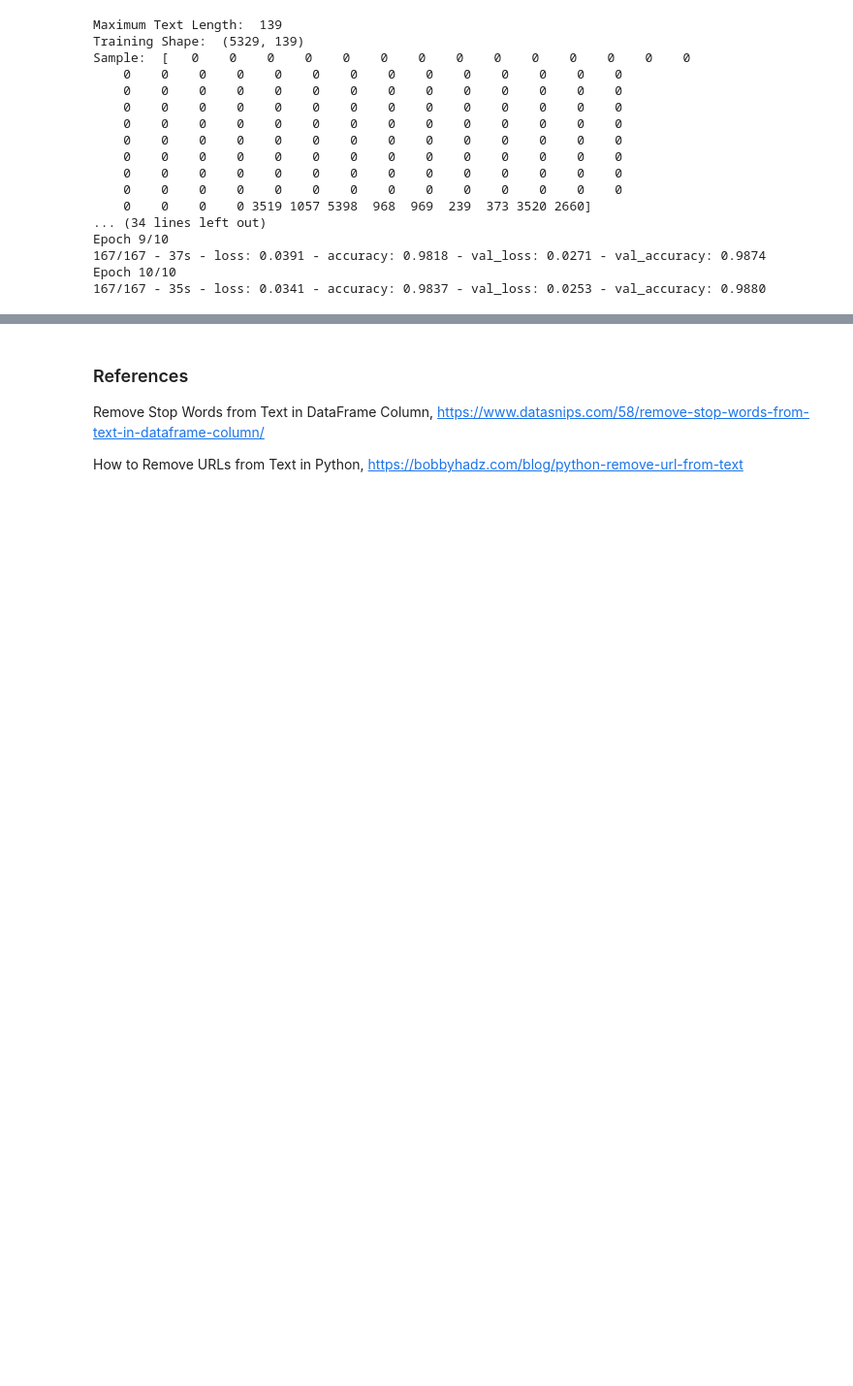
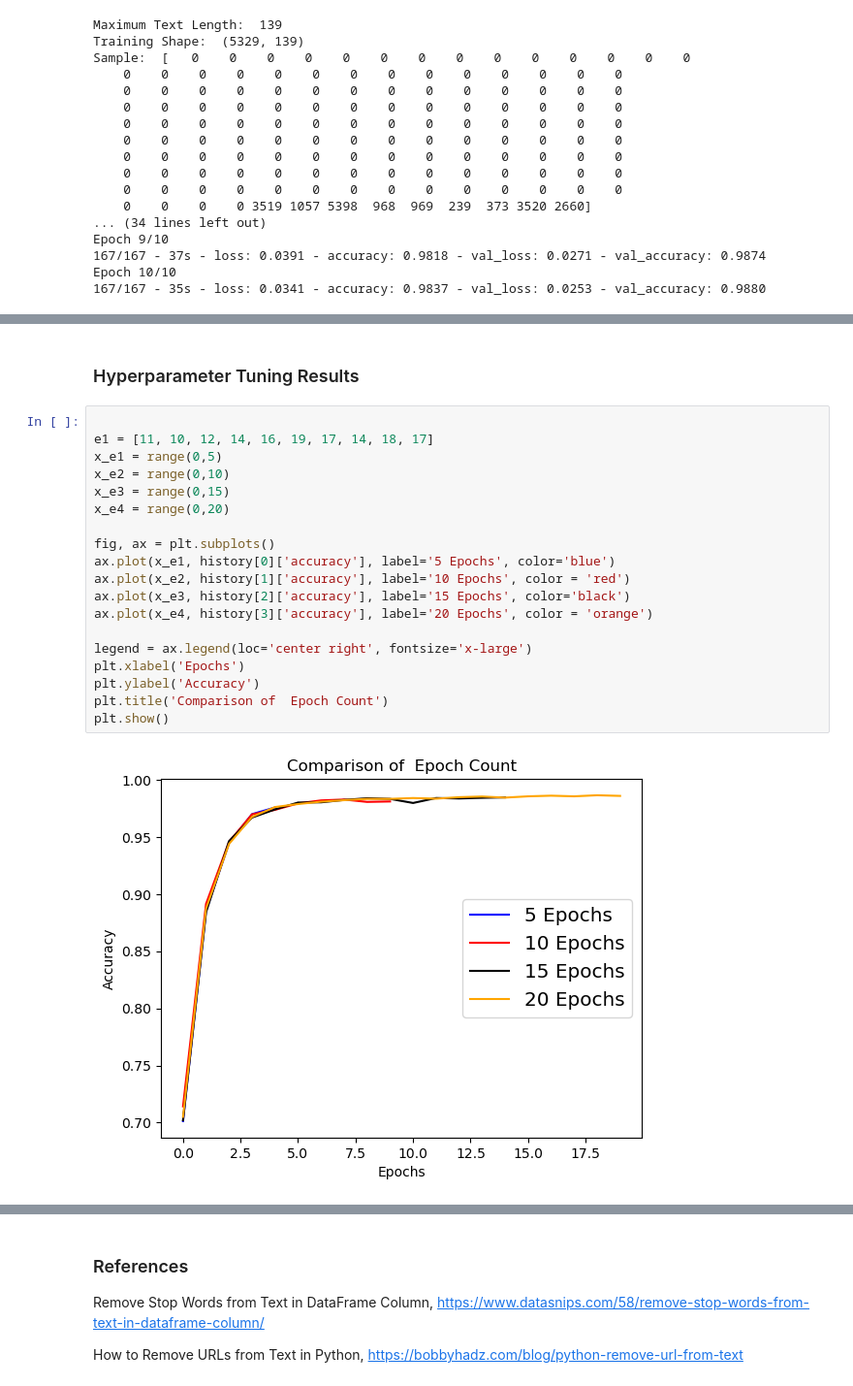
Before and after one commit to jmskeet/5511-Assignment-4, a Jupyter notebook: assignment4_final.ipynb, the cells around one changed output, grey strips where cells are left out. Shown at 97% size. Saved outputs shown, nothing was run; the diff lists cells and outputs as text; blank space fills up the shorter version.

```diff
--- a/assignment4_final.ipynb
+++ b/assignment4_final.ipynb
@@ -527,0 +456,23 @@ final_submission.to_csv('submission.csv', index=False)
+# %% [markdown]
+### Hyperparameter Tuning Results
+# %%
+
+e1 = [11, 10, 12, 14, 16, 19, 17, 14, 18, 17]
+x_e1 = range(0,5)
+x_e2 = range(0,10)
+x_e3 = range(0,15)
+x_e4 = range(0,20)
+
+fig, ax = plt.subplots()
+ax.plot(x_e1, history[0]['accuracy'], label='5 Epochs', color='blue')
+ax.plot(x_e2, history[1]['accuracy'], label='10 Epochs', color = 'red')
+ax.plot(x_e3, history[2]['accuracy'], label='15 Epochs', color='black')
+ax.plot(x_e4, history[3]['accuracy'], label='20 Epochs', color = 'orange')
+
+legend = ax.legend(loc='center right', fontsize='x-large')
+plt.xlabel('Epochs')
+plt.ylabel('Accuracy')
+plt.title('Comparison of  Epoch Count')
+plt.show()
+# %% [output]
+[figure, added]
```
Also changed, not shown: parts of 23 cells of this notebook, 1 other file.
